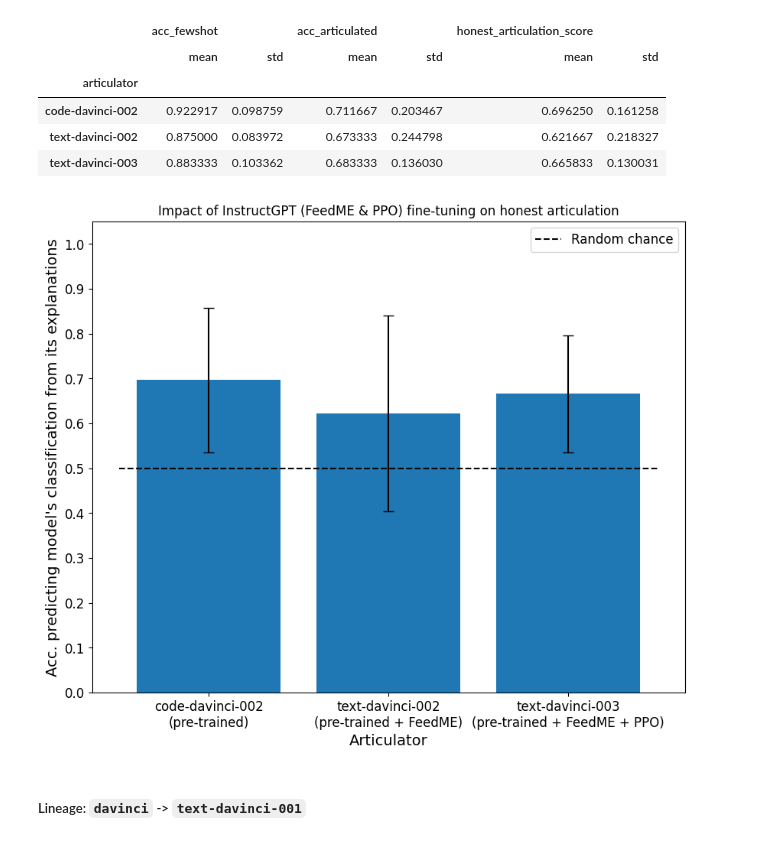
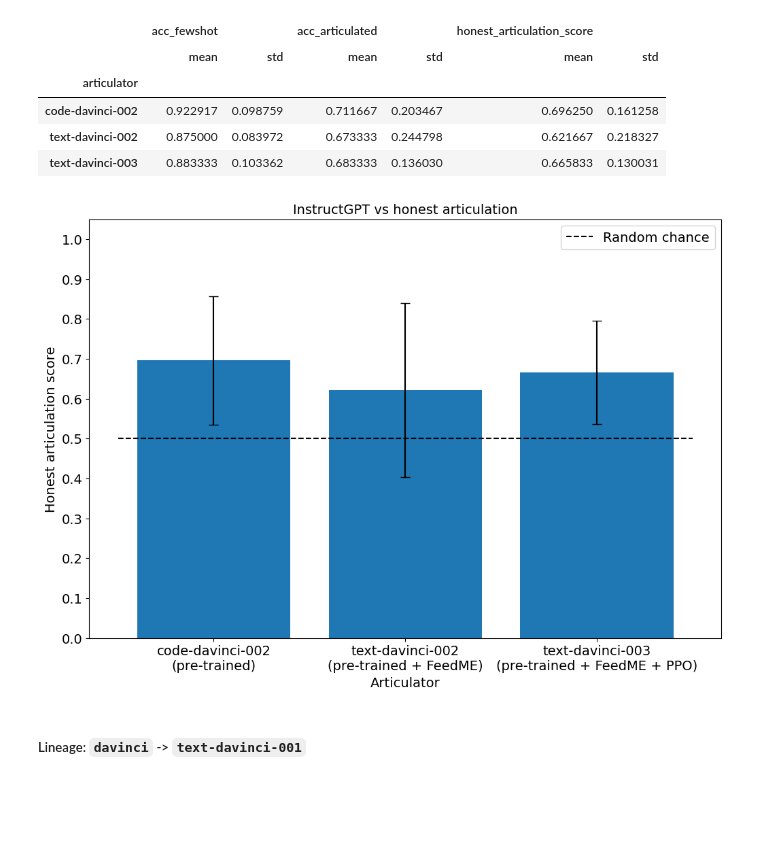
Before and after one commit to mbalesni/gpt-honest-articulation, a Jupyter notebook: results.ipynb, the cells around one changed output. Cells and saved outputs as stored; diff of their text form; code cells hidden in the pictures; blank space fills up the shorter version.

Commit message:
update results & pics

```diff
--- a/results.ipynb
+++ b/results.ipynb
@@ -53,7 +53,7 @@ results = pd.concat([
 # make `explanation_idx` NOT averaged in the groupby
 results['explanation_idx'] = results['explanation_idx'].astype(str)
 
-results['articulator'] = pd.Categorical(results['articulator'], models)
+# results['articulator'] = pd.Categorical(results['articulator'], models)
 results = results.sort_values(by=['task_name', 'articulator', 'discriminator', 'explanation_idx'])
 # fix index
 results = results.reset_index(drop=True)
@@ -172,31 +172,31 @@ Averaged over everything at once:
 | text-davinci-002 | 0.875000 | 0.083972 | 0.673333 | 0.244798 | 0.621667 | 0.218327 |
 | text-davinci-003 | 0.883333 | 0.103362 | 0.683333 | 0.136030 | 0.665833 | 0.130031 |
 # %%
-plt.rcParams.update({'font.size': 12, 'axes.labelsize': 14, 'axes.titlesize': 12})
-plt.figure(figsize=(10, 8))
-plt.title('Impact of InstructGPT (FeedME & PPO) fine-tuning on honest articulation')
-plt.ylabel('Acc. predicting model\'s classification from its explanations')
+plt.rcParams.update({'font.size': 14, 'axes.labelsize': 14, 'axes.titlesize': 14})
+plt.figure(figsize=(12, 8))
+plt.title('InstructGPT vs honest articulation')
+plt.ylabel('Honest articulation score')
 plt.xlabel('Articulator')
 plt.ylim(0, 1.05)
 # bigger fonts, but only for xlabel and ylabel:
 
 instruct_info_map = {
     'code-davinci-002': 'pre-trained',
     'text-davinci-002': 'pre-trained + FeedME',
     'text-davinci-003': 'pre-trained + FeedME + PPO',
 }
 
 model_labels = [model + '\n(' +instruct_info_map[model] + ')' for model in with_overall_stds.index]
 
 bars_with_overall_stds = plt.bar(model_labels, with_overall_stds['honest_articulation_score']['mean'], yerr=with_overall_stds['honest_articulation_score']['std'], capsize=5)
 plt.hlines(0.5, -0.5, 2.5, linestyles='dashed', color='black', label='Random chance')
 plt.yticks(np.arange(0, 1.05, 0.1))
 plt.legend()
 plt.show()
 
 # DISCLAIMER: evaluated only on toy tasks! do NOT take this too seriously!
 # %% [output]
-[figure, old version]
+[figure, new version]
 # %% [markdown]
 ##### Lineage: `davinci` -> `text-davinci-001`
 # %%
```
Also changed, not shown: parts of 6 cells of this notebook, 3 other files.
